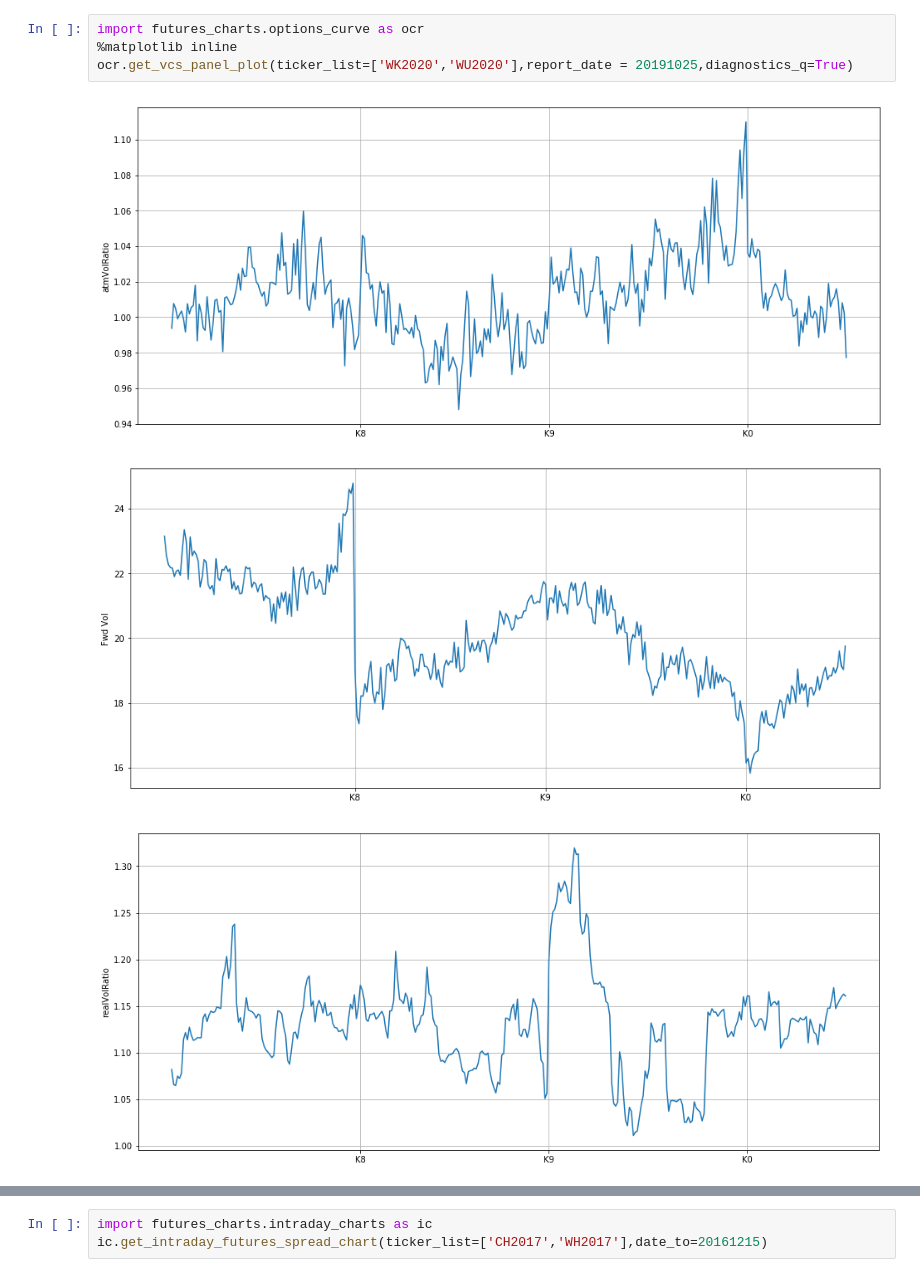
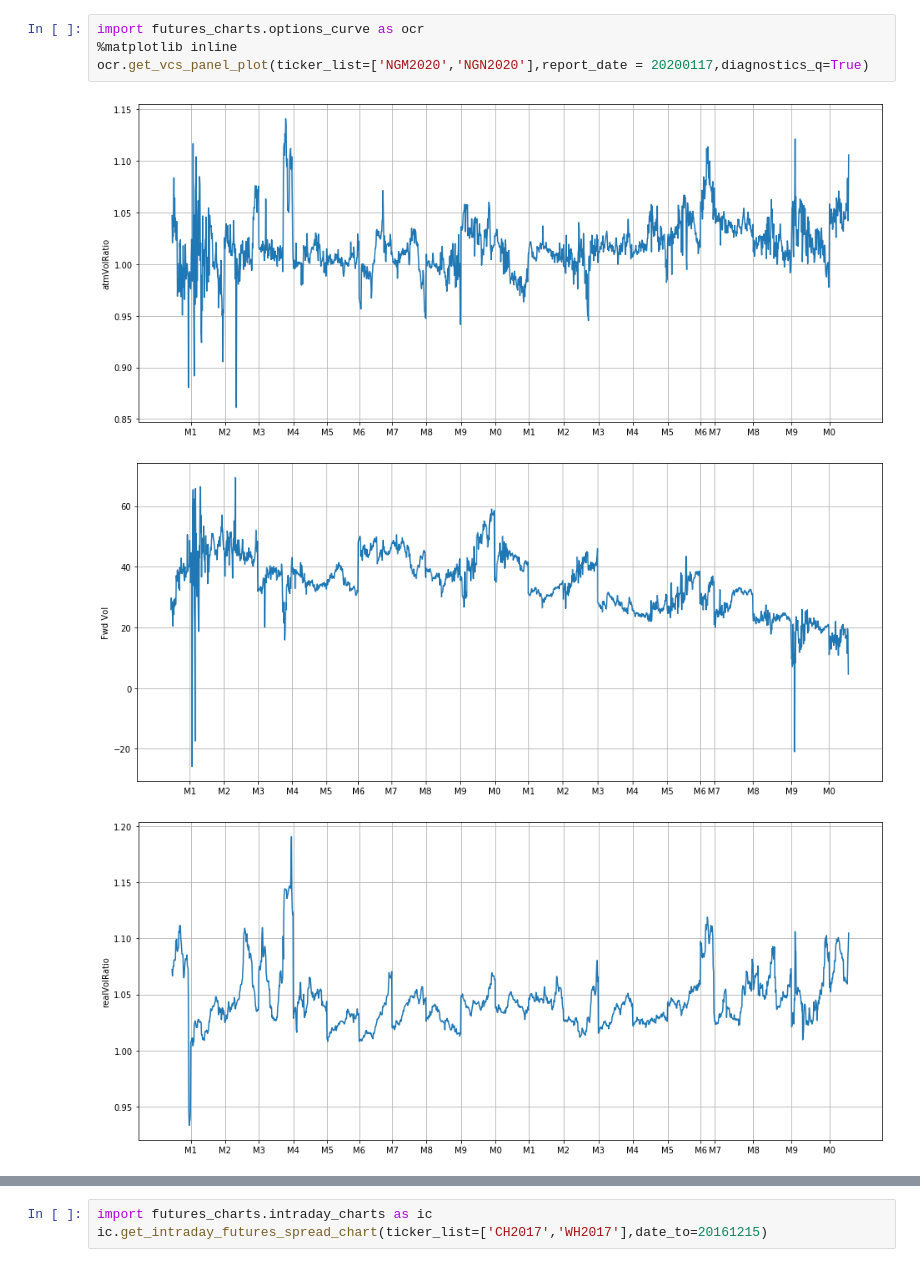
Before and after one commit to chitown2016/repo_barbarossa, a Jupyter notebook: PycharmProjects/ta/analysis.ipynb, the cells around one changed output, grey strips where cells are left out. Cells and saved outputs as stored; diff of their text form.

```diff
--- a/PycharmProjects/ta/analysis.ipynb
+++ b/PycharmProjects/ta/analysis.ipynb
@@ -25,8 +23,8 @@ ic.get_intraday_vcs(id=456,atm_vol_ratio=1.128)
 # %%
 import futures_charts.options_curve as ocr
 %matplotlib inline
-ocr.get_vcs_panel_plot(ticker_list=['WK2020','WU2020'],report_date = 20191025,diagnostics_q=True)
+ocr.get_vcs_panel_plot(ticker_list=['NGM2020','NGN2020'],report_date = 20200117,diagnostics_q=True)
 # %% [output]
-[figure, old version]
+[figure, new version]
-[figure, old version]
+[figure, new version]
-[figure, old version]
+[figure, new version]
```
Also changed, not shown: parts of 3 cells of this notebook, 22 other files.
